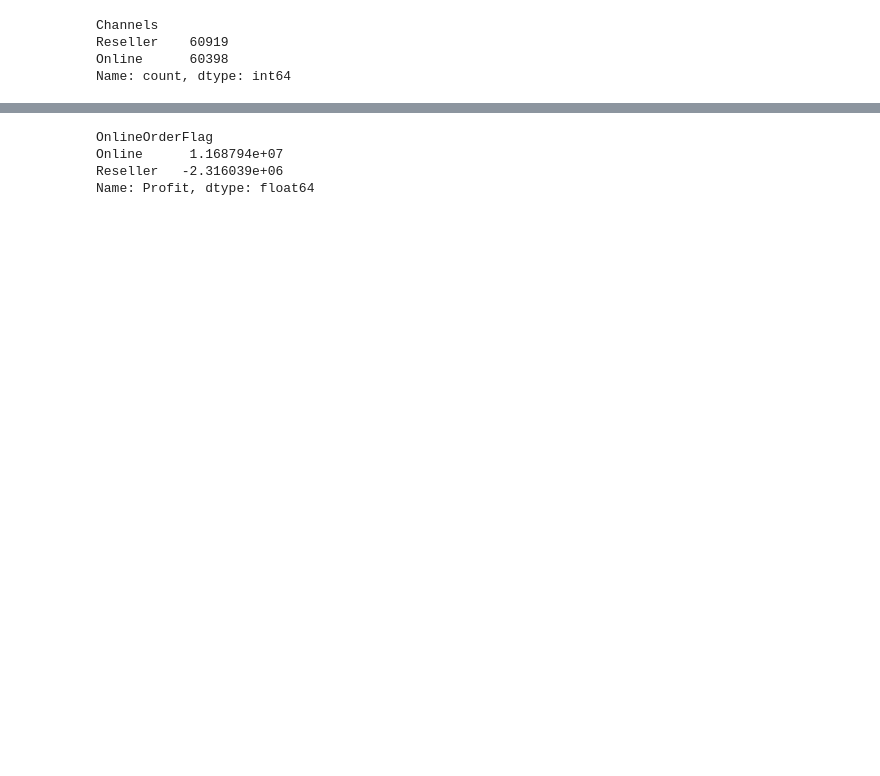
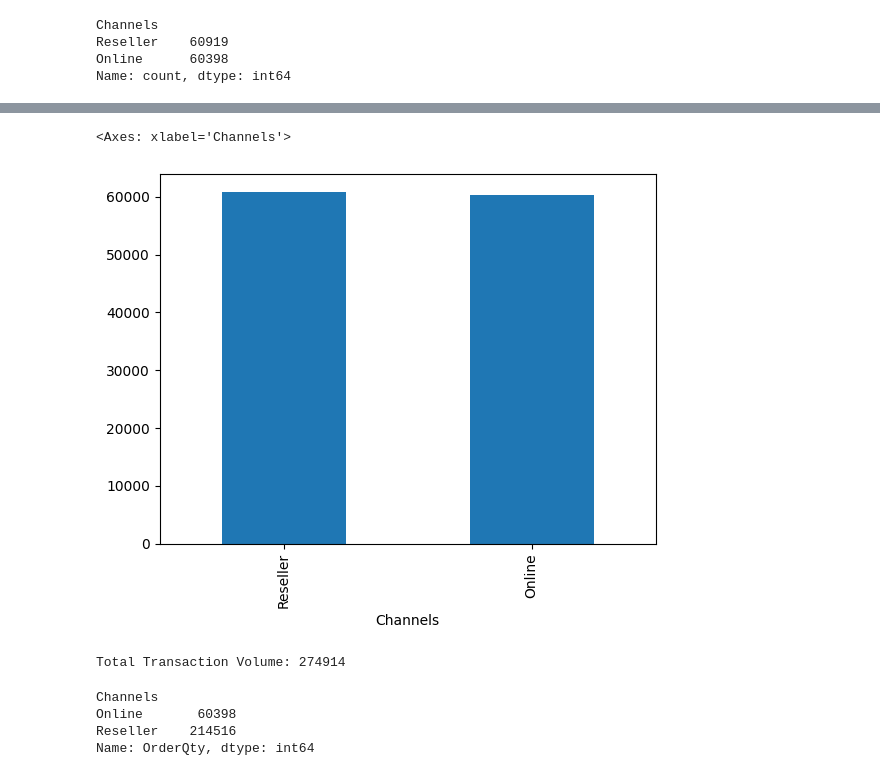
Before and after one commit to Laminf2ray/Sales-comparison, a Jupyter notebook: Sales-Channels-Performances.ipynb, the cells around one changed output, grey strips where cells are left out. Saved outputs shown, nothing was run; the diff lists cells and outputs as text; code cells hidden in the pictures; blank space fills up the shorter version.

```diff
--- a/Sales-Channels-Performances.ipynb
+++ b/Sales-Channels-Performances.ipynb
@@ -105,2 +94,0 @@ data['Profit'].groupby(data['OnlineOrderFlag']).max().plot(kind='bar')
-# %%
-data['TotalProfit'] = data['Profit'].groupby(data['OnlineOrderFlag']).transform('sum')
@@ -116,7 +95,20 @@ data.head()
-# %%
-data['Profit'].groupby(data['OnlineOrderFlag']).sum()
-# %% [output]
-OnlineOrderFlag
-Online      1.168794e+07
-Reseller   -2.316039e+06
-Name: Profit, dtype: float64
+# %%
+# plot the count of each market segment
+data['Channels'].value_counts().plot(kind='bar')
+# %% [output]
+<Axes: xlabel='Channels'>
+[figure, added]
+# %%
+# Calculate the total transaction volume for each market segment
+total_volume =data['OrderQty'].sum()
+print('Total Transaction Volume:',total_volume)
+# %% [output]
+Total Transaction Volume: 274914
+# %%
+# Let's compute the total transaction volume for each market segment
+data.groupby('Channels')['OrderQty'].sum()
+# %% [output]
+Channels
+Online       60398
+Reseller    214516
+Name: OrderQty, dtype: int64
```
Also changed, not shown: parts of 13 cells of this notebook.
